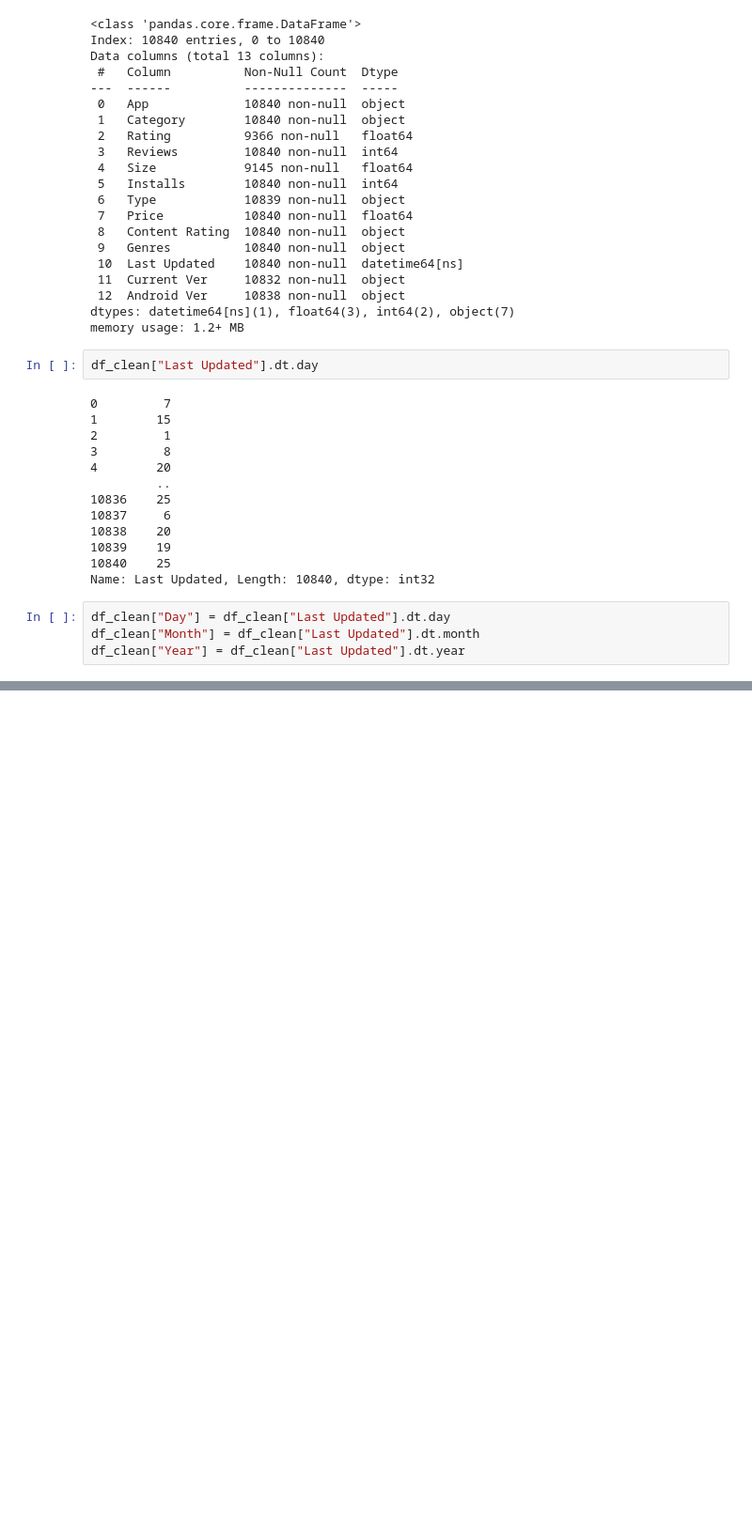
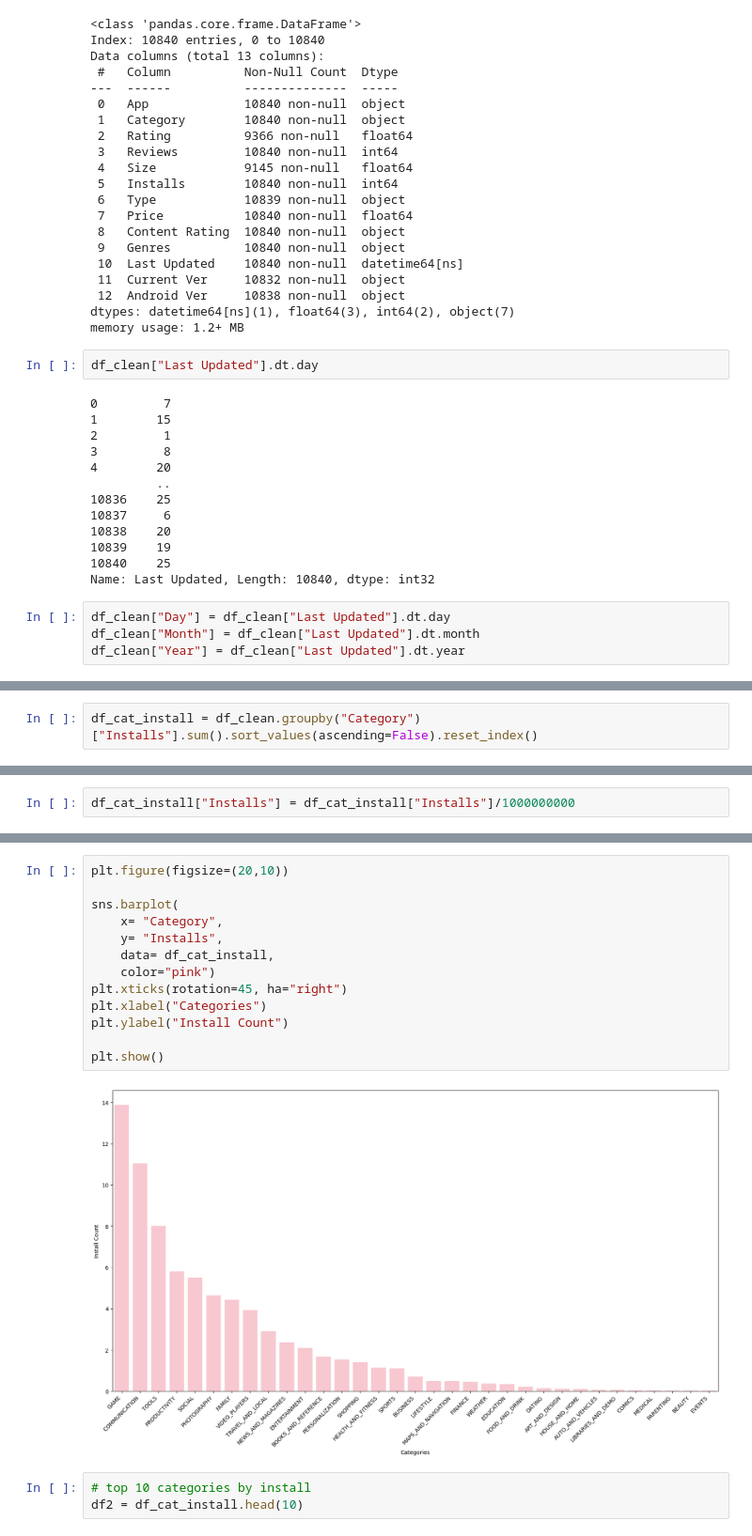
Before and after one commit to mlkenrcydn/Google_PlayStore_Dataset_EDA, a Jupyter notebook: GooglePlayStoreDatasetEDA.ipynb, the cells around one changed output, grey strips where cells are left out. Shown: that part at 94% size. Saved outputs shown, nothing was run; the diff lists cells and outputs as text; blank space fills up the shorter version.

```diff
--- a/GooglePlayStoreDatasetEDA.ipynb
+++ b/GooglePlayStoreDatasetEDA.ipynb
@@ -599,0 +817,2 @@ df_clean.head()
+# %%
+df_cat_install = df_clean.groupby("Category")["Installs"].sum().sort_values(ascending=False).reset_index()
@@ -599,0 +839,2 @@ df_clean.head()
+# %%
+df_cat_install["Installs"] = df_cat_install["Installs"]/1000000000
@@ -599,0 +861,18 @@ df_clean.head()
+# %%
+plt.figure(figsize=(20,10))
+
+sns.barplot(
+    x= "Category",
+    y= "Installs",
+    data= df_cat_install,
+    color="pink")
+plt.xticks(rotation=45, ha="right")
+plt.xlabel("Categories")
+plt.ylabel("Install Count")
+
+plt.show()
+# %% [output]
+[figure, added]
+# %%
+# top 10 categories by install
+df2 = df_cat_install.head(10)
```
Also changed, not shown: parts of 64 cells of this notebook.
